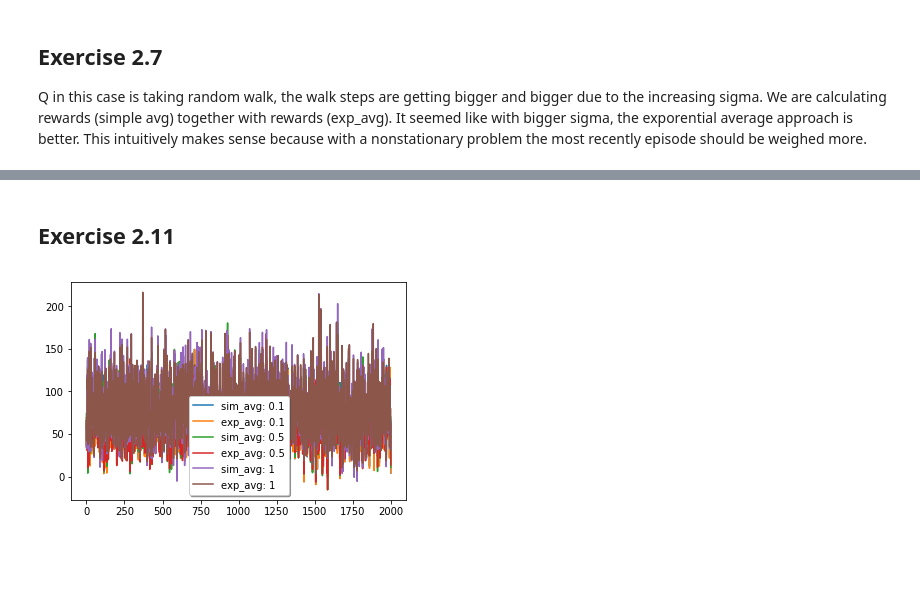
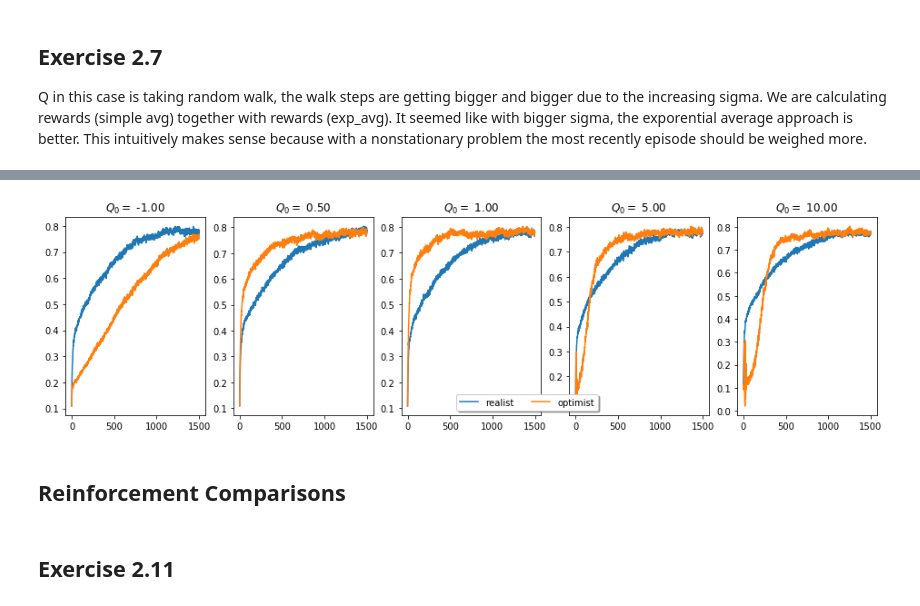
Before and after one commit to hackgoofer/RL_intro, a Jupyter notebook: Chapter_2.ipynb, the cells around one changed output, grey strips where cells are left out. Saved outputs shown, nothing was run; the diff lists cells and outputs as text; code cells hidden in the pictures; blank space fills up the shorter version.

Commit message:
implementing the reinforcement comparisons

```diff
--- a/Chapter_2.ipynb
+++ b/Chapter_2.ipynb
@@ -245,2 +322,19 @@ plt.show()
+# %%
+fig, ax = plt.subplots(1, 5, figsize=(16, 4))
+
+for idx in range(len(optimisms)):
+    opt = optimisms[idx]
+    ax[idx].plot(range(num_plays-500), np.mean(is_best_arm[idx, 0:1500, :], axis=1), label="realist")
+    ax[idx].plot(range(num_plays-500), np.mean(is_best_arm_opt[idx, 0:1500, :], axis=1), label="optimist")
+    ax[idx].set_title('$Q_0=$ %.2f' % opt)
+    if idx == len(optimisms) - 1:
+        plt.legend(loc='lower center', shadow=True, bbox_to_anchor=(-1.5, 0),
+          ncol=2, fancybox=True)
+
+plt.show()
+# %% [output]
+[figure, added]
+# %% [markdown]
+## Reinforcement Comparisons
 # %% [markdown]
 ## Exercise 2.11
@@ -304,11 +340,0 @@ for eps_idx, ns_sig in enumerate(non_stationary_sigma):
-# %%
-fig, ax = plt.subplots()
-
-for idx in range(len(ns_sigs)):
-    ax.plot(range(num_plays), np.mean(all_rewards[idx, :, :], axis=1), label="sim_avg: "+str(ns_sigs[idx]))
-    ax.plot(range(num_plays), np.mean(all_rewards_exp_avg[idx, :, :], axis=1), label="exp_avg: "+str(ns_sigs[idx]))
-
-legend = ax.legend(loc='lower center', shadow=True)
-plt.show()
-# %% [output]
-[figure, removed]
```
Also changed, not shown: parts of 9 cells of this notebook.
